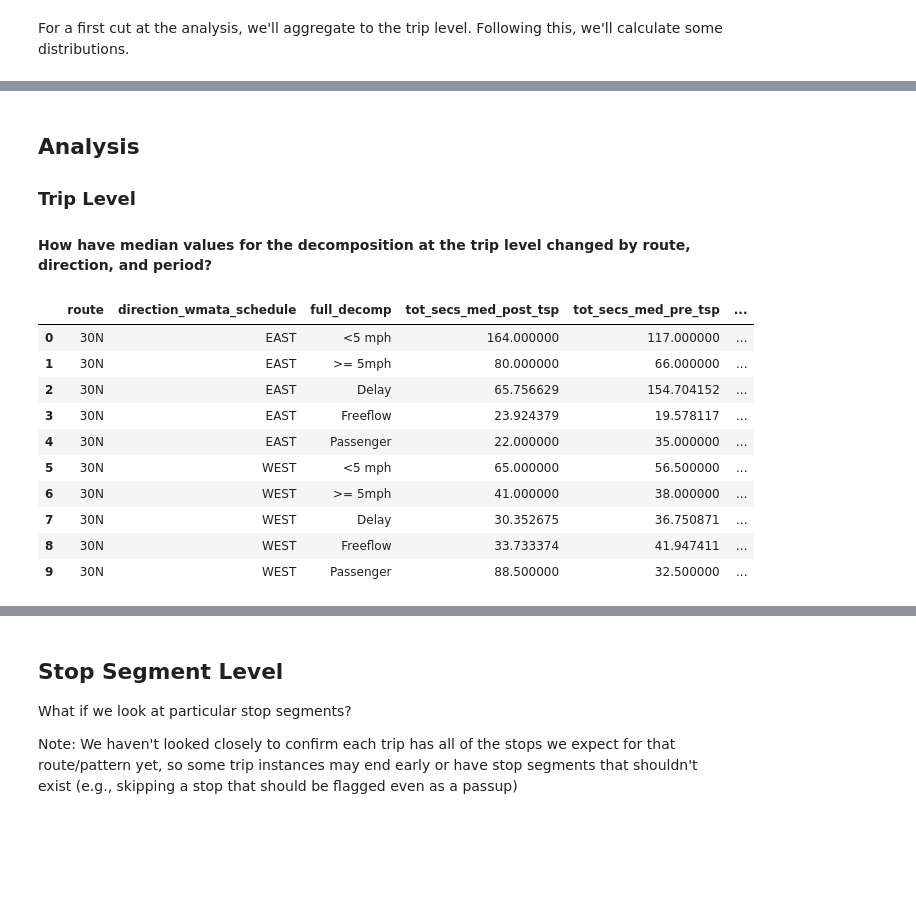
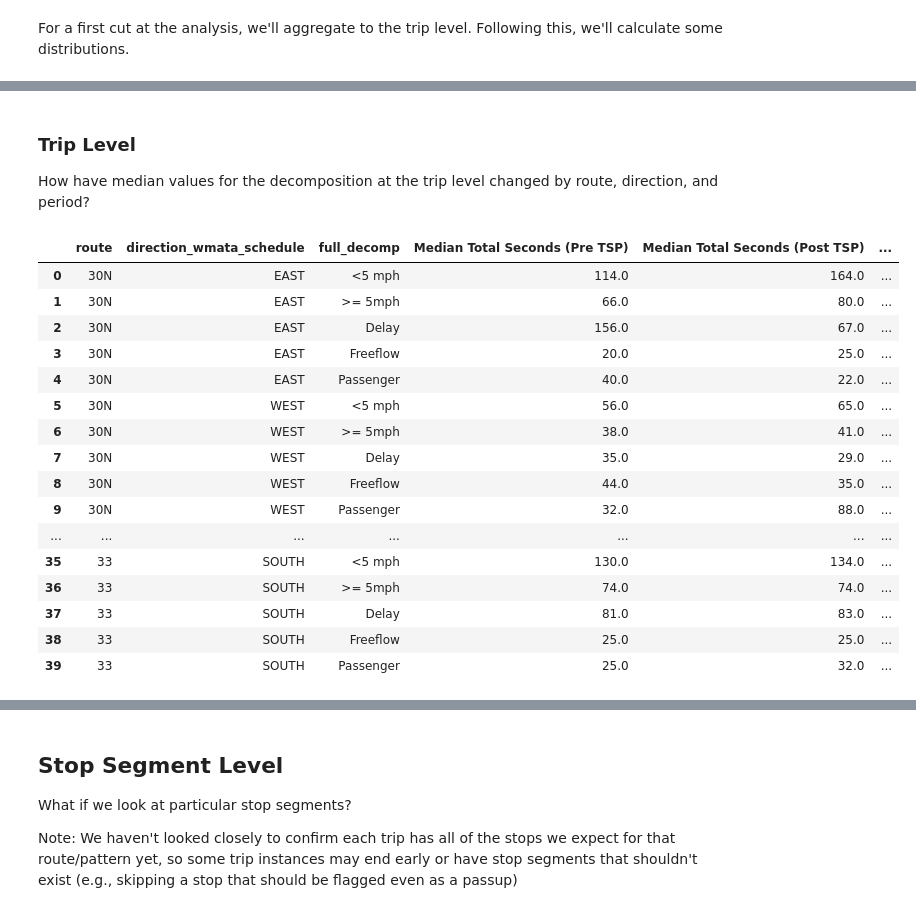
Before and after one commit to stevenschrayer/WMATA_AVL, a Jupyter notebook: analysis/exploratory/decomposition/02-decomposition-mt-wisconsin.ipynb, the cells around one changed output, grey strips where cells are left out. Cells and saved outputs as stored; diff of their text form; code cells hidden in the pictures; blank space fills up the shorter version.

Commit message:
Updates notebook to cut down to only wisconsin corridor stops, make charts, and use the newly decomposed data

```diff
--- a/analysis/exploratory/decomposition/02-decomposition-mt-wisconsin.ipynb
+++ b/analysis/exploratory/decomposition/02-decomposition-mt-wisconsin.ipynb
@@ -95,7 +95,9 @@ tsp_conditions = wr.tribble(
         "30S",                       "EAST",     "Weekday",    "AM Peak",           True,
         "30S",                       "WEST",     "Weekday",    "PM Peak",           True,
          "33",                      "SOUTH",     "Weekday",    "AM Peak",           True,
-         "33",                      "NORTH",     "Weekday",    "PM Peak",           True
+         "33",                      "NORTH",     "Weekday",    "PM Peak",           True,
+         "31",                      "SOUTH",     "Weekday",    "AM Peak",           True,
+         "31",                      "NORTH",     "Weekday",    "PM Peak",           True,
     )
 
 tsp_conditions
@@ -239,0 +201,2 @@ rawnav_run_decomp_2_fil = (
+# %%
+wisconsin_corr_stops = pd.read_csv(os.path.join(path_working,"data","02-processed","wisconsin_corridor_stops.csv"))
@@ -241,8 +250,9 @@ rawnav_run_decomp_2_fil = (
 Next, we'll modify this a bit further to remove the portions of routes that are arriving or departing from the bus terminal at Western Ave. Until further processing steps to cleanly identify the start and end of a trip are developed, it is better to exclude these portions of the route from the analysis.
 # %%
 rawnav_run_decomp_2_fil = (
-    rawnav_run_decomp_2_fil
-    .loc[rawnav_run_decomp_2_fil.trip_seg.str.contains('32089')] #stop id for friendship heights bay used by these buses; this will remove segments leading to and from as well
+    rawnav_run_decomp_2_wisc
+    #stop id for friendship heights bay used by these buses; this will remove segments leading to and from as well
+    .loc[~rawnav_run_decomp_2_wisc.trip_seg.str.contains('32089', na = False)]
 )
 # %% [markdown]
 For a first cut at the analysis, we'll aggregate to the trip level. Following this, we'll calculate some distributions.
@@ -340,8 +357,6 @@ rawnav_run_decomp_trip_2.head()
 # %% [markdown]
-## Analysis
-
 ### Trip Level
-#### How have median values for the decomposition at the trip level changed by route, direction, and period?
+How have median values for the decomposition at the trip level changed by route, direction, and period?
 # %%
 rawnav_run_decomp_agg = (
     rawnav_run_decomp_trip_2
@@ -352,43 +367,76 @@ rawnav_run_decomp_agg = (
     .agg(
         {'tot_secs' : [lambda x: x.quantile(.50)]}
     )
     .pipe(wr.reset_col_names)
     .query("full_decomp != 'End of Trip Pings'")
     .rename(columns = {"tot_secs_<lambda>" : "tot_secs_med"})
 )
 
 rawnav_run_decomp_agg['tot_secs_pct'] = (
     rawnav_run_decomp_agg
     .groupby(['route','direction_wmata_schedule','tsp_period'])['tot_secs_med']
     .transform(lambda x: x / x.sum())
 )
 
 rawnav_run_decomp_agg_pivot = (
     rawnav_run_decomp_agg
     .pivot(
             index = ['route','direction_wmata_schedule','full_decomp'],
             columns = 'tsp_period',
             values = ['tot_secs_med','tot_secs_pct']
     )
     .pipe(wr.reset_col_names)
     .assign(
-        tot_secs_med_diff = lambda x: x.tot_secs_med_post_tsp - x.tot_secs_med_pre_tsp,
-        tot_secs_pp_diff = lambda x: x.tot_secs_pct_post_tsp - x.tot_secs_pct_pre_tsp,
+        tot_secs_med_pre_tsp = lambda x: round(x.tot_secs_med_pre_tsp),
+        tot_secs_med_post_tsp = lambda x: round(x.tot_secs_med_post_tsp),
+        tot_secs_med_diff = lambda x: round(x.tot_secs_med_post_tsp - x.tot_secs_med_pre_tsp),
+        tot_secs_pp_diff = lambda x: round((x.tot_secs_pct_post_tsp - x.tot_secs_pct_pre_tsp) * 100).astype(str) + "pp",
+        tot_secs_pct_pre_tsp = lambda x: (round(x.tot_secs_pct_pre_tsp * 100)).astype(str) + "%",
+        tot_secs_pct_post_tsp = lambda x: round(x.tot_secs_pct_post_tsp * 100).astype(str) + "%",
+    )
+    .reindex(
+        columns = [
+            "route",
+            "direction_wmata_schedule",
+            "full_decomp",
+            "tot_secs_med_pre_tsp",
+            "tot_secs_med_post_tsp",
+            "tot_secs_med_diff",
+            "tot_secs_pct_pre_tsp",
+            "tot_secs_pct_post_tsp",
+            "tot_secs_pp_diff"
+        ]
+    )
+    .rename(
+        columns = {
+            "tot_secs_med_post_tsp" : "Median Total Seconds (Post TSP)",
+            "tot_secs_med_pre_tsp" : "Median Total Seconds (Pre TSP)",
+            "tot_secs_med_diff" : "Change in Median Total Seconds (Pre to Post)",
+            "tot_secs_pct_pre_tsp": "Percentage of Total Time (Pre TSP)",
+            "tot_secs_pct_post_tsp" : "Percentage of Total Time (Post TSP)",
+            "tot_secs_pp_diff" : "Percentage Point Change in Total Time (Pre to Post)"
+        }
     )
 )
 
 rawnav_run_decomp_agg.to_csv(r"rawnav_run_decomp_agg.csv")
 
 rawnav_run_decomp_agg_pivot
 # %% [output]
-|  | route | direction_wmata_schedule | full_decomp | tot_secs_med_post_tsp | tot_secs_med_pre_tsp | ... |
-| 0 | 30N | EAST | <5 mph | 164.000000 | 117.000000 | ... |
-| 1 | 30N | EAST | >= 5mph | 80.000000 | 66.000000 | ... |
-| 2 | 30N | EAST | Delay | 65.756629 | 154.704152 | ... |
-| 3 | 30N | EAST | Freeflow | 23.924379 | 19.578117 | ... |
-| 4 | 30N | EAST | Passenger | 22.000000 | 35.000000 | ... |
-| 5 | 30N | WEST | <5 mph | 65.000000 | 56.500000 | ... |
-| 6 | 30N | WEST | >= 5mph | 41.000000 | 38.000000 | ... |
-| 7 | 30N | WEST | Delay | 30.352675 | 36.750871 | ... |
-| 8 | 30N | WEST | Freeflow | 33.733374 | 41.947411 | ... |
-| 9 | 30N | WEST | Passenger | 88.500000 | 32.500000 | ... |
+|  | route | direction_wmata_schedule | full_decomp | Median Total Seconds (Pre TSP) | Median Total Seconds (Post TSP) | ... |
+| 0 | 30N | EAST | <5 mph | 114.0 | 164.0 | ... |
+| 1 | 30N | EAST | >= 5mph | 66.0 | 80.0 | ... |
+| 2 | 30N | EAST | Delay | 156.0 | 67.0 | ... |
+| 3 | 30N | EAST | Freeflow | 20.0 | 25.0 | ... |
+| 4 | 30N | EAST | Passenger | 40.0 | 22.0 | ... |
+| 5 | 30N | WEST | <5 mph | 56.0 | 65.0 | ... |
+| 6 | 30N | WEST | >= 5mph | 38.0 | 41.0 | ... |
+| 7 | 30N | WEST | Delay | 35.0 | 29.0 | ... |
+| 8 | 30N | WEST | Freeflow | 44.0 | 35.0 | ... |
+| 9 | 30N | WEST | Passenger | 32.0 | 88.0 | ... |
+| ... | ... | ... | ... | ... | ... | ... |
+| 35 | 33 | SOUTH | <5 mph | 130.0 | 134.0 | ... |
+| 36 | 33 | SOUTH | >= 5mph | 74.0 | 74.0 | ... |
+| 37 | 33 | SOUTH | Delay | 81.0 | 83.0 | ... |
+| 38 | 33 | SOUTH | Freeflow | 25.0 | 25.0 | ... |
+| 39 | 33 | SOUTH | Passenger | 25.0 | 32.0 | ... |
```
Also changed, not shown: parts of 21 cells of this notebook.
